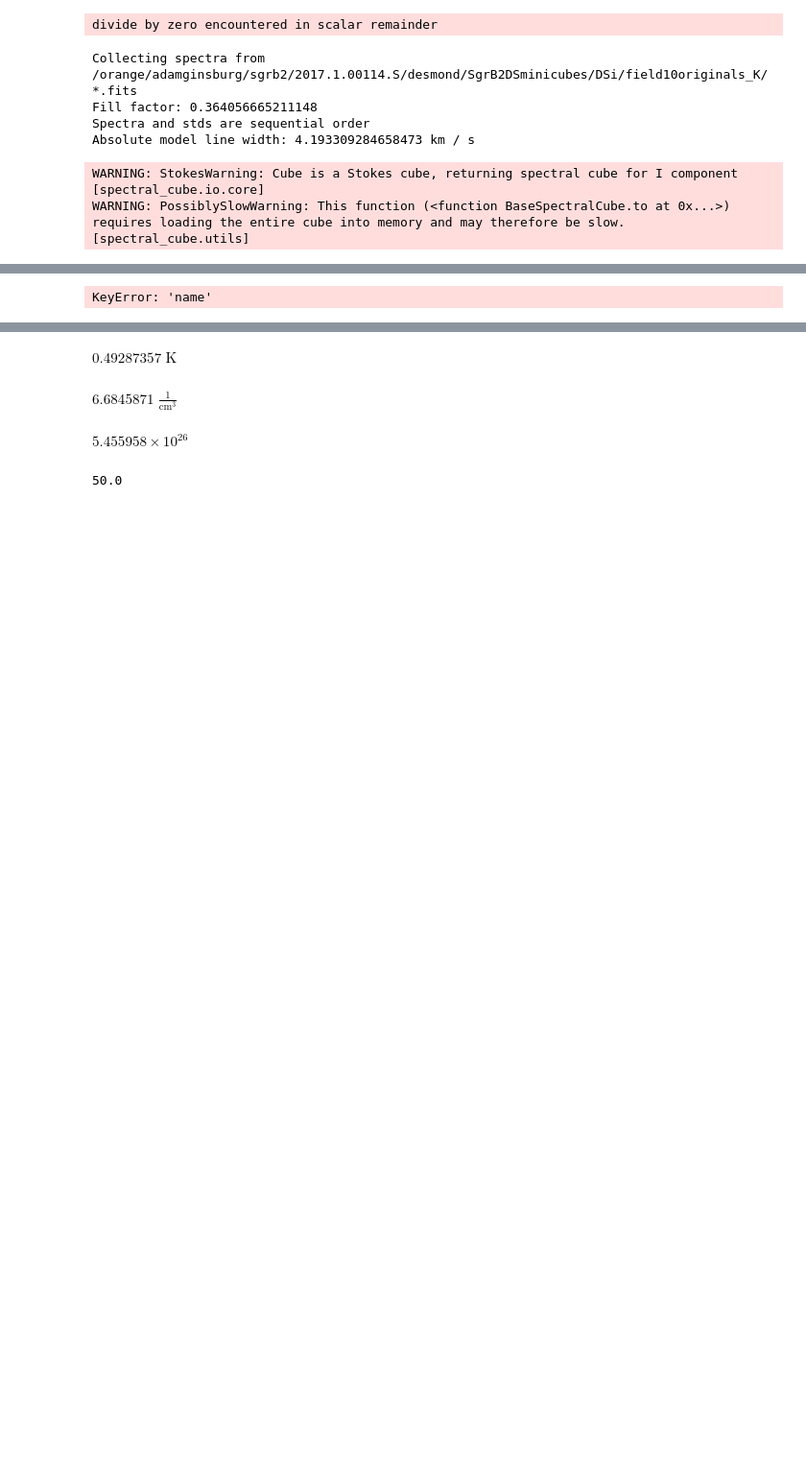
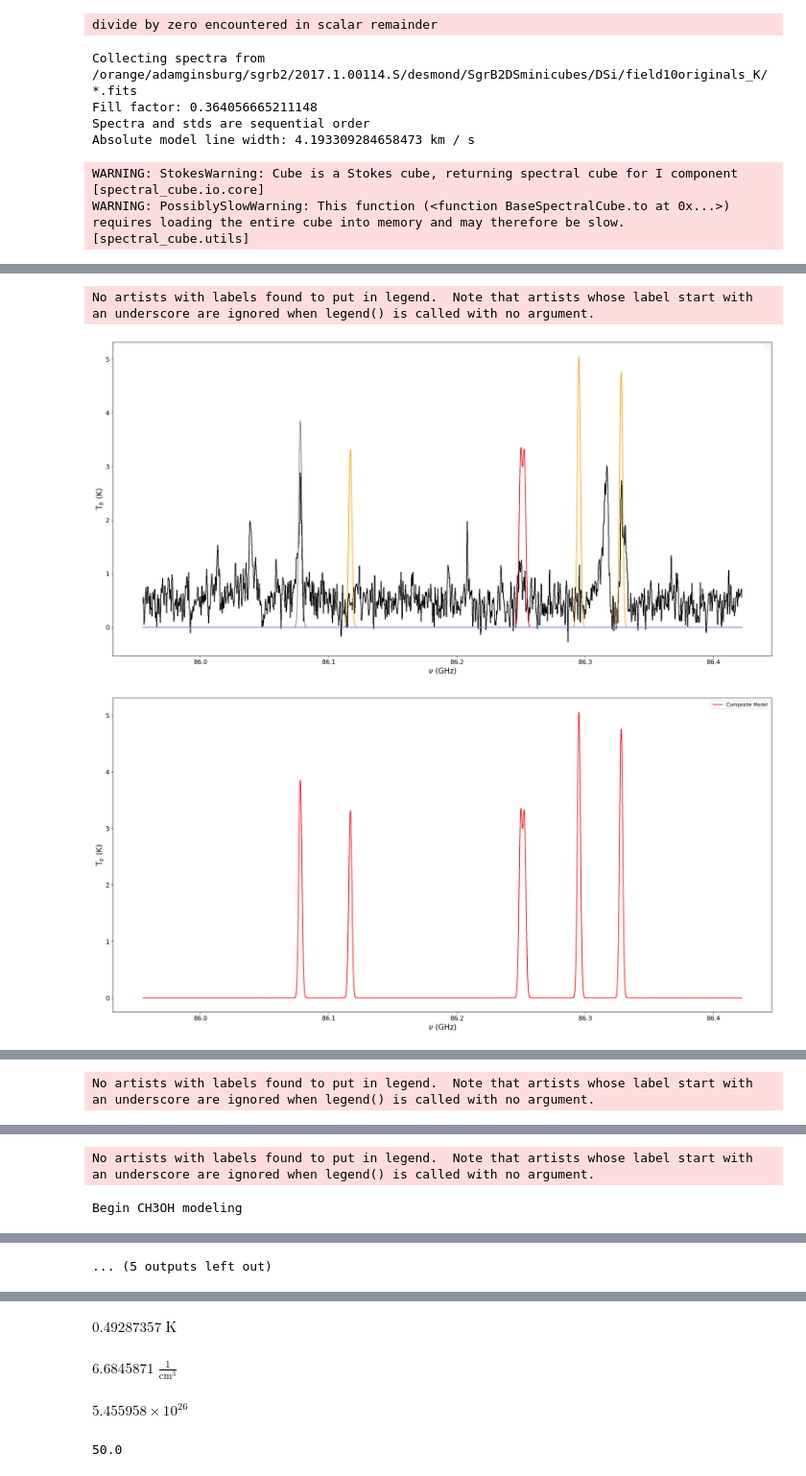
Before and after one commit to djeff1887/SgrB2DS_COMWorkspace, a Jupyter notebook: scripts/makesyntheticaceshotcorespectra.ipynb, the cells around one changed output, grey strips where cells are left out. Shown at 96% size. Cells and saved outputs as stored; diff of their text form; code cells hidden in the pictures; blank space fills up the shorter version.

```diff
--- a/scripts/makesyntheticaceshotcorespectra.ipynb
+++ b/scripts/makesyntheticaceshotcorespectra.ipynb
@@ -212,7 +212,7 @@ for spw, cubefn in aces_cubes.items():
 
     qrot_partfunc=qrot(testT)
     print('Gathering CDMS table parameters')
-    catdir_ch3oh=cdms_catdir[cdms_catdir['name'] == 'CH3OH, vt=0-2']
+    catdir_ch3oh=cdms_catdir[cdms_catdir['molecule'] == 'CH3OH, vt=0-2']
     mcatdir_qrot300=10**catdir_ch3oh['lg(Q(300))']
     methanol_table=CDMS.query_lines(min_frequency=freq_min,max_frequency=freq_max,min_strength=-500,molecule='032504 CH3OH, vt=0-2',get_query_payload=False)
     #Splatalogue.query_lines(freq_min, freq_max, chemical_name=' CH3OH ', energy_max=1840, energy_type='eu_k', line_lists=[linelistdict[' CH3OH ']], show_upper_degeneracy=True)
@@ -292,8 +292,8 @@ for spw, cubefn in aces_cubes.items():
         elif molecule in cdmsnamelist.keys():
             molname=cdmsnamelist[molecule]
             cCfreqs, cCaij, cCdeg, cCEU, c_qrot = get_molecular_parameters(molname,catalog='CDMS', fmin=freq_min, fmax=(freq_max+100*u.GHz),)
-            species_catdir=cdms_catdir[cdms_catdir['NAME'] == cdmsnamelist[molecule]]
-            species_catdirtag=str(species_catdir['TAG'][0])
+            species_catdir=cdms_catdir[cdms_catdir['molecule'] == cdmsnamelist[molecule]]
+            species_catdirtag=str(species_catdir['tag'][0])
             scatdir_qrot300=10**species_catdir['lg(Q(300))']
             cdmsname=f'0{species_catdirtag} {cdmsnamelist[molecule]}'
             species_table= CDMS.query_lines(min_frequency=freq_min,max_frequency=freq_max,min_strength=-500,molecule=cdmsname,get_query_payload=False)
@@ -360,11 +360,11 @@ for spw, cubefn in aces_cubes.items():
         cntot=columndict[molecule]
 
         print(f'Begin model loops for {molecule}')
-
-        tempdetections={}
-        for line,deg,euj,aij,qn in zip(clines,cdegs,ceujs,caijs,cqns):
+        firstmodelline=True
+        tempdetections=[]
+        for line,deg,euj,aij,qn,euk in zip(clines,cdegs,ceujs,caijs,cqns,ceuks):
             if isinstance(line,float):
-                line=line*u.MHz#print(f'Transition: {qn} @ {line.to("GHz")}')
+                line=line*u.MHz
             if molecule in othermol_dshift_v.keys():
                 restline=line*(1+otherz)#*u.MHz
             else:
@@ -375,29 +375,34 @@ for spw, cubefn in aces_cubes.items():
             phi_nu=lineprofile(sigma=lineprofilesigma,nu_0=restline,nu=restline)
             intertau=lte_molecule.line_tau(testT, cntot, c_qrot_partfunc, deg, restline, euj, aij)
             est_tau=(intertau*phi_nu).to('')
-            trad=t_rad(tau_nu=est_tau,ff=fillfactor,nu=restline,T_ex=testT).to('K')
+            trad=t_rad(tau_nu=est_tau,ff=f,nu=restline,T_ex=testT).to('K')
             #print(f'{qn} - {trad} - {np.log10(est_nupper.value)} - {deg} - {aij} - {euj} - {line} - {modlinewidth}')
             if trad >= 3*error:
                 modelline=models.Gaussian1D(mean=line, stddev=modlinewidth, amplitude=trad)
                 modelspec+=modelline
                 compositebaseline+=modelline
-                tempdetections.update({qn:True})
+                if firstmodelline:# Updated to let us retrieve the parameters of the detected lines
+                    tempdetections=QTable(rows=[[qn,restline.to('GHz'),line.to('GHz'),euk,deg,aij,trad,est_nupper]],names=['QNs','RestFrequency','ReferenceFrequency','Eupper','Degeneracy','Aij','ModelBrightness','ModelNupper'])
+                    firstmodelline=False
+                else:
+                    tempdetections.add_row([qn,restline.to('GHz'),line.to('GHz'),euk,deg,aij,trad,est_nupper])
             else:
-                tempdetections.update({qn:False})
                 continue
-        linedetections.update({molecule:tempdetections})
-        if firstmolline[first] and True in linedetections[molecule].values():
+        if molecule in linedetections.keys():
+            linedetections[molecule]=vstack([linedetections[molecule], tempdetections])
+        else:
+            linedetections.update({molecule:tempdetections})
+        if firstmolline[first]:
             plt.plot(plot.value,modelspec(plot),drawstyle='steps-mid',color=hue,label=molecule)
             firstmolline[first]=0
-            #print('hello')
-            #sys.exit()
-        elif True in linedetections[molecule].values():
+        else:
             plt.plot(plot.value,modelspec(plot),drawstyle='steps-mid',color=hue)
-            #print('helloagain')
+
     if ' CH3OH ' in columndict:
         print('Begin CH3OH modeling\n')
-        tempmdetections={}
-        for line,deg,euj,aij,qn in zip(mlines,mdegs,meujs,maijs,mqns):
+        firstmodelline=True
+        tempch3ohdetections=[]
+        for line,deg,euj,aij,qn,euk in zip(mlines,mdegs,meujs,maijs,mqns,meuks):
             #print(f'Transition: {qn} @ {line.to("GHz")}')
             restline=line*(1+z)
             modlinewidth=velocitytofreq(linewidth,line)
@@ -409,7 +414,7 @@ for spw, cubefn in aces_cubes.items():
             intertau=lte_molecule.line_tau(testT, methntot, qrot_partfunc, deg, restline, euj, aij)
             est_tau=(intertau*phi_nu).to('')
             #print(f'Estimated tau: {"{:.3f}".format(est_tau)}')
-            trad=t_rad(tau_nu=est_tau,ff=fillfactor,nu=restline,T_ex=testT).to('K')
+            trad=t_rad(tau_nu=est_tau,ff=f,nu=restline,T_ex=testT).to('K')
             if trad >= 3*error:
                 #print(f'Estimated brightness: {"{:.3f}".format(trad)}')
                 #print(f'Model linewidth (Hz): {modlinewidth}')
@@ -417,20 +422,27 @@ for spw, cubefn in aces_cubes.items():
                 #modelgaus+=modelline
                 methmodelspec+=modelline
                 compositebaseline+=modelline
-                tempmdetections.update({qn:True})
-            #elif qn == '16(6)-16(7)E1vt=1':
-                #pdb.set_trace()
+                if firstmodelline:# and molecule not in linedetections.keys():
+                    tempch3ohdetections=QTable(rows=[[qn,restline.to('GHz'),line.to('GHz'),euk,deg,aij,trad,est_nupper]],names=['QNs','RestFrequency','ReferenceFrequency','Eupper','Degeneracy','Aij','ModelBrightness','ModelNupper'])
+                    firstmodelline=False
+                else:
+                    tempch3ohdetections.add_row([qn,restline.to('GHz'),line.to('GHz'),euk,deg,aij,trad,est_nupper])
             else:
                 #print(f'{qn} line brightness ({"{:.3f}".format(trad)}) below 3sigma threshold ({3*error})')
-                tempmdetections.update({qn:False})
+                #tempmdetections.update({qn:False})
                 continue
-        linedetections.update({' CH3OH ':tempmdetections})
-        if firstmolline[' CH3OH ']:
-            plt.plot(plot.value,methmodelspec(plot),drawstyle='steps-mid',linestyle='--',color='green',label=' CH3OH ')
+        if ' CH3OH ' in linedetections.keys():
+            linedetections[' CH3OH ']=vstack([linedetections[' CH3OH '], tempch3ohdetections])
+            #sys.exit()
+        else:
+            linedetections.update({' CH3OH ':tempch3ohdetections})
+
+        if firstmolline[' CH3OH '] and len(linedetections[molecule]) > 0:
+            plt.plot(freqs.to('GHz').value,methmodelspec(freqs.to('GHz')),drawstyle='steps-mid',linestyle='--',color='green',label=' CH3OH ')
             firstmolline[' CH3OH ']=0
             print('yay')
-        else:
-            plt.plot(plot.value,methmodelspec(plot),drawstyle='steps-mid',linestyle='--',color='green')
+        elif len(linedetections[molecule]) > 0:
+            plt.plot(freqs.to('GHz').value,methmodelspec(freqs.to('GHz')),drawstyle='steps-mid',linestyle='--',color='green')
             print('yayy')
 
     if spw == '':
@@ -484 +508,3 @@ Gathering CDMS table parameters
-KeyError: 'name'
+No artists with labels found to put in legend.  Note that artists whose label start with an underscore are ignored when legend() is called with no argument.
+[figure, added]
+[figure, added]
@@ -485,0 +528 @@ KeyError: 'name'
+No artists with labels found to put in legend.  Note that artists whose label start with an underscore are ignored when legend() is called with no argument.
@@ -485,0 +548,2 @@ KeyError: 'name'
+No artists with labels found to put in legend.  Note that artists whose label start with an underscore are ignored when legend() is called with no argument.
+Begin CH3OH modeling
@@ -486 +551,2 @@ KeyError: 'name'
+... (5 outputs left out)
 # %%
```
Also changed, not shown: parts of 3 cells of this notebook, 5 other files.
